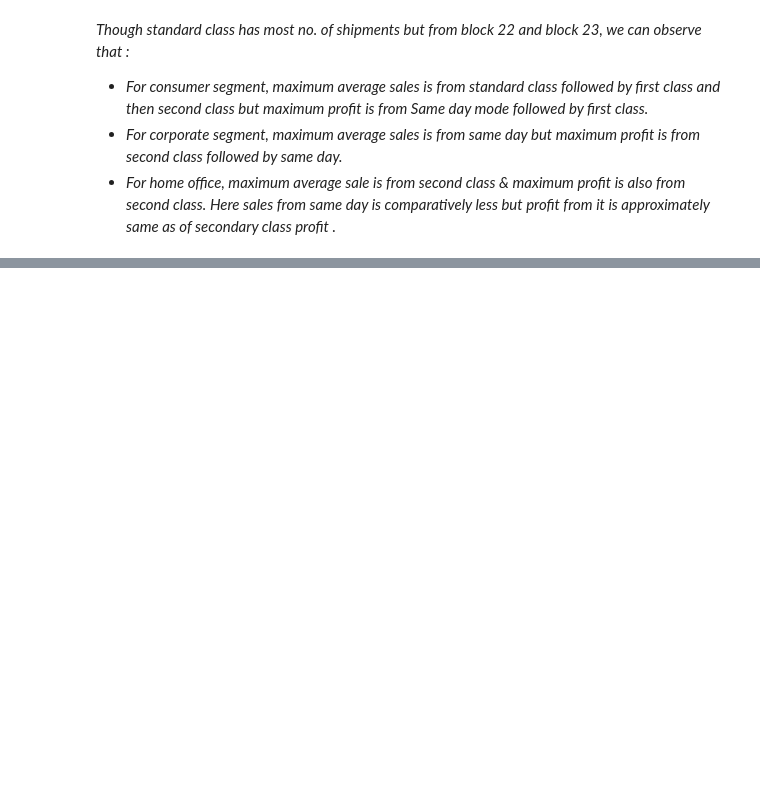
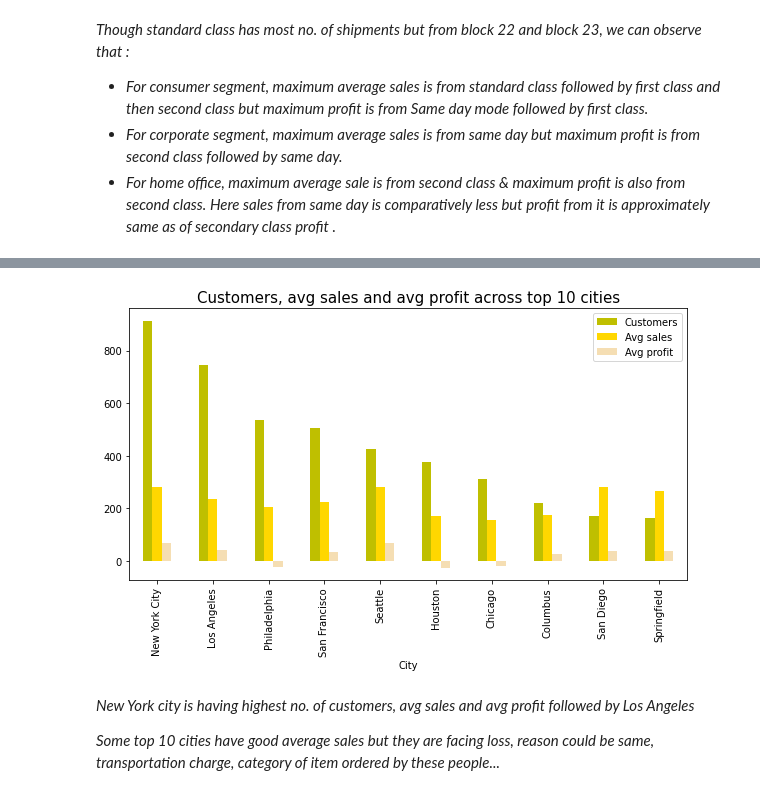
Before and after one commit to kiran9615/EDA_on_Sample_Superstore, a Jupyter notebook: task_3_EDA_on_Sample_Superstore.ipynb, the cells around one changed output, grey strips where cells are left out. Drawn from its saved outputs; the diff is of its cells as text; code cells hidden in the pictures; blank space fills up the shorter version.

```diff
--- a/task_3_EDA_on_Sample_Superstore.ipynb
+++ b/task_3_EDA_on_Sample_Superstore.ipynb
@@ -409,0 +521,7 @@ for x in range(1,2):
+# %%
+#----------------------Block 28----------------------------------
+
+#top 10 cities in terms of highest number of customers
+highest_customers_cities_df=superstore_df.groupby('City').agg({'Postal Code':'count','Sales':'mean','Profit':'mean'}).sort_values(by='Postal Code',ascending=False)[0:10] # grouping by city and counting no. of customers and sorting values of customers in decreasing order then to get city with highest no. of customers
+highest_customers_cities_df.rename(columns={'Postal Code':'Customers','Sales':'Avg sales','Profit':'Avg profit'},inplace=True)
+highest_customers_cities_df
@@ -409,0 +541,13 @@ for x in range(1,2):
+# %%
+#----------------------Block 29----------------------------------
+
+plt.rcParams['figure.figsize']=(10,5)
+highest_customers_cities_df.plot.bar(color=['y','gold','wheat']) #bar plot for block 28 observation
+plt.title('Customers, avg sales and avg profit across top 10 cities',fontsize=15)
+plt.show()
+# %% [output]
+[figure, added]
+# %% [markdown]
+*New York city is having highest no. of customers, avg sales and avg profit followed by Los Angeles*
+
+*Some top 10 cities have good average sales but they are facing loss, reason could be same, transportation charge, category of item ordered by these people...*
```
Also changed, not shown: parts of 23 cells of this notebook.
